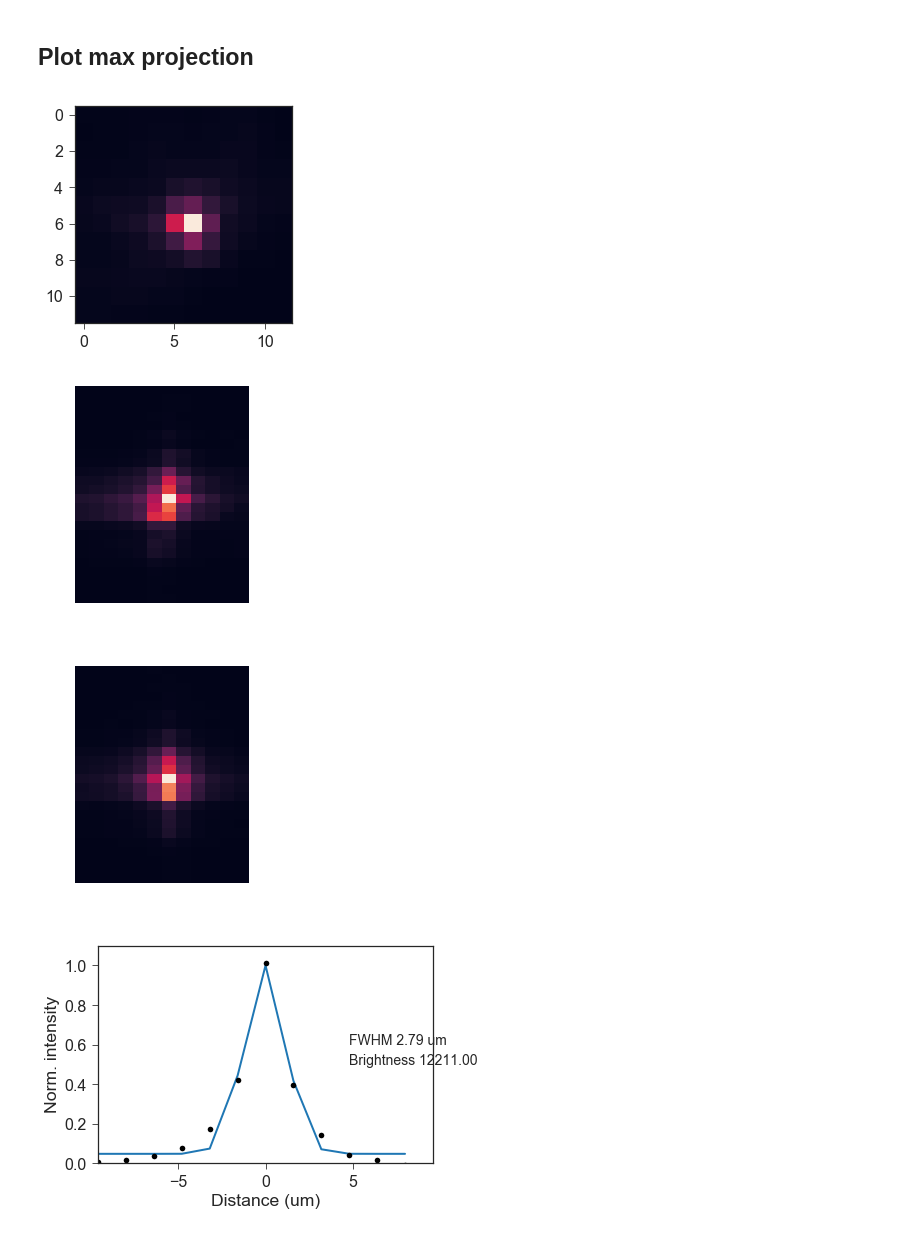
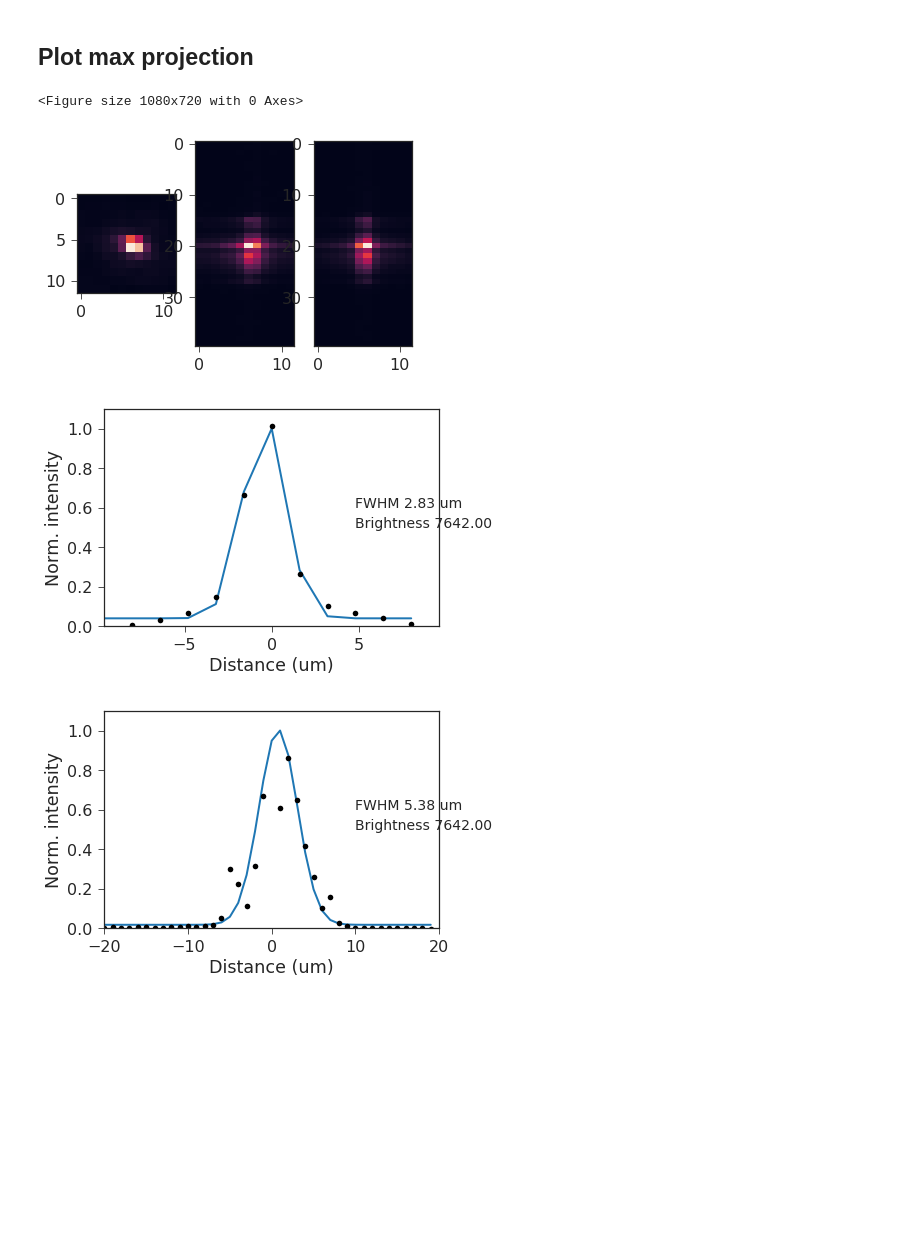
Before and after one commit to mesoSPIM/mesoSPIM-PSFanalysis, a Jupyter notebook: example-playground.ipynb, the cells around one changed output. Drawn from its saved outputs; the diff is of its cells as text; code cells hidden in the pictures; blank space fills up the shorter version.

```diff
--- a/example-playground.ipynb
+++ b/example-playground.ipynb
@@ -63,10 +63,13 @@ im = imread('./data/5ms_2nd_488_nm_508_520-35_4x_Right_000000-3-200slices.tif',
 im = imread('./data/5ms_2nd_noETL_488_nm_508_520-35_4x_Right_000000-2-200slices.tif', plugin='tifffile')  # 2048 px testdata
 # %%
 data, beads, maxima, centers, smoothed = compute(im, options)
+# %%
+centers = pd.DataFrame(centers, columns=['Z','Y','X'])
 # %%
 PSF = pd.concat([x[0] for x in data])
 PSF['Max'] = maxima
 PSF = PSF.reset_index().drop(['index'],axis=1)
 latProfile = [x[1] for x in data]
 axProfile = [x[2] for x in data]
+PSF = PSF.join(centers)
 # %%
@@ -184,23 +153,25 @@ plt.axis('off');
 # %% [markdown]
 ## Plot max projection
 # %%
-beadInd = 1359
+beadInd = 62
 average = beads[beadInd]
-plt.imshow(average.mean(axis=0));
-plt.axis('on');
+
+fig = plt.figure(figsize=(15,10))
+
+fig, _axs = plt.subplots(nrows=1, ncols=3)
+axs = _axs.flatten()
+
+XYview = axs[0].imshow(average.mean(axis=0));
+XZview = axs[1].imshow(average.mean(axis=1), aspect = pxPerUmLat/pxPerUmAx);
+YZview = axs[2].imshow(average.mean(axis=2), aspect = pxPerUmLat/pxPerUmAx);
 plt.show()
-plt.imshow(average.mean(axis=1), aspect = pxPerUmLat/pxPerUmAx);
-plt.axis('off');
-plt.show()
-plt.imshow(average.mean(axis=2), aspect = pxPerUmLat/pxPerUmAx);
-plt.axis('off');
-plt.show()
+
 plotPSF(latProfile[beadInd][0],latProfile[beadInd][1],latProfile[beadInd][2],latProfile[beadInd][3],pxPerUmLat,PSF.Max.iloc[beadInd])
 plt.show()
 plotPSF(axProfile[beadInd][0],axProfile[beadInd][1],axProfile[beadInd][2],axProfile[beadInd][3],pxPerUmAx,PSF.Max.iloc[beadInd])
 plt.show()
 # %% [output]
+<Figure size 1080x720 with 0 Axes>
-[figure, old version]
+[figure, new version]
-[figure, old version]
+[figure, new version]
-[figure, old version]
+[figure, new version]
-[figure, removed]
```
Also changed, not shown: parts of 20 cells of this notebook.
